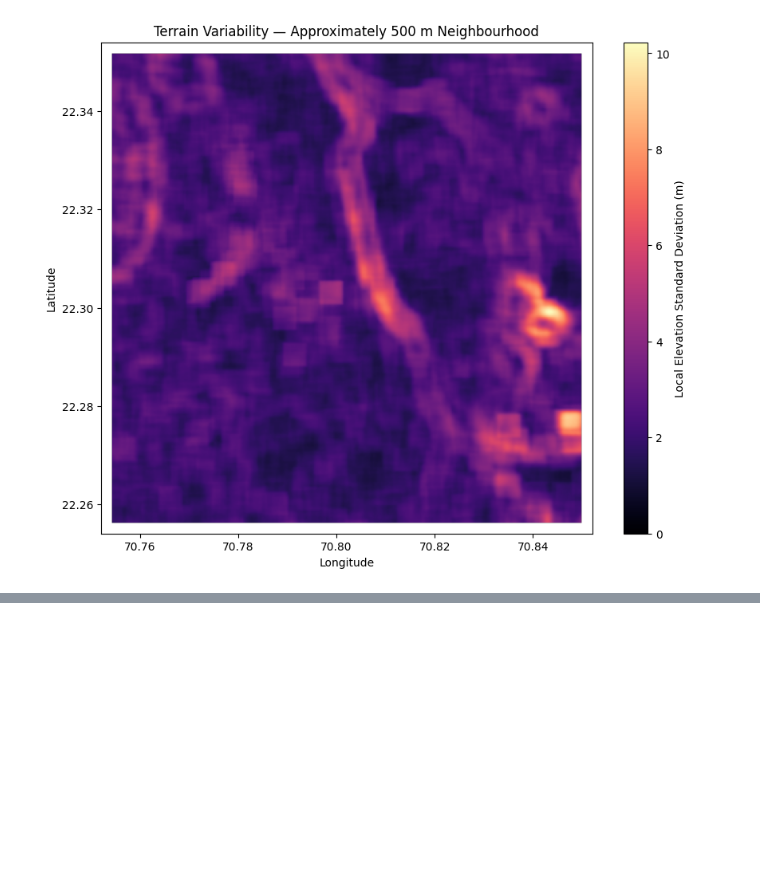
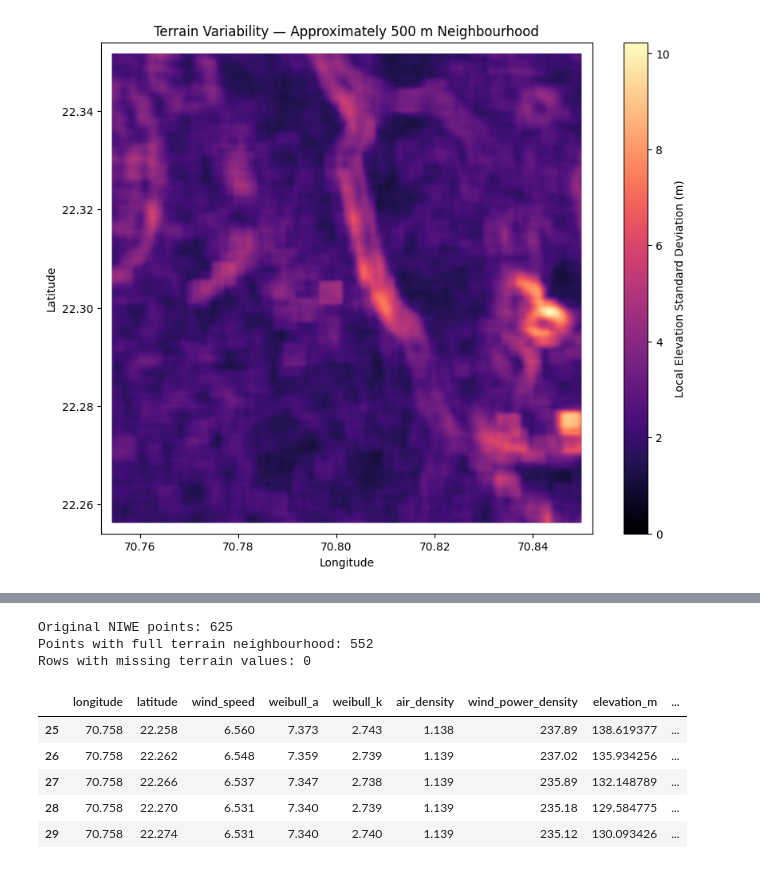
Before and after one commit to nexus9601/Wind_Energy_ML, a Jupyter notebook: notebooks/03_terrain_feature_integration.ipynb, the cells around one changed output, grey strips where cells are left out. Cells and saved outputs as stored; diff of their text form; code cells hidden in the pictures; blank space fills up the shorter version.

```diff
--- a/notebooks/03_terrain_feature_integration.ipynb
+++ b/notebooks/03_terrain_feature_integration.ipynb
@@ -10,7 +10,7 @@ import matplotlib.pyplot as plt
 
 from pathlib import Path
 # %%
-DATA_DIR = Path("data")
+DATA_DIR = Path("N:\\Projects\\Wind_Energy_ML\\data")
 SRTM_DIR = DATA_DIR / "srtm"
 TERRAIN_DIR = DATA_DIR / "terrain"
 
@@ -318,7 +335,7 @@ from pathlib import Path
 import pandas as pd
 import rasterio
 
-NIWE_FILE = Path("N:\\Projects\\Wind_Energy_ML\\data\\raw\\150m_Map_Data_A_to_G.csv")
+NIWE_FILE = Path("data/raw/150m_Map_Data_A_to_G.csv")
 CHUNK_SIZE = 100_000
 
 rename_map = {
@@ -384,0 +475,67 @@ FileNotFoundError: NIWE CSV not found: data/raw/150m_Map_Data_A_to_G.csv. Update
+# %%
+
+# ============================================
+# STEP 2.6 — EXTRACT TERRAIN AT NIWE LOCATIONS
+# ============================================
+
+from rasterio.transform import rowcol
+
+# Convert geographic coordinates to raster indices
+rows, cols = rowcol(
+    transform,
+    niwe_local["longitude"].to_numpy(),
+    niwe_local["latitude"].to_numpy()
+)
+
+rows = np.asarray(rows)
+cols = np.asarray(cols)
+
+# Keep only points with enough raster area around them
+# to calculate a complete 17 x 17 neighbourhood.
+inside_full_window = (
+    (rows >= half_window)
+    & (rows < dem_values.shape[0] - half_window)
+    & (cols >= half_window)
+    & (cols < dem_values.shape[1] - half_window)
+)
+
+terrain_test = niwe_local.loc[
+    inside_full_window
+].copy()
+
+valid_rows = rows[inside_full_window]
+valid_cols = cols[inside_full_window]
+
+# Add local terrain features
+terrain_test["elevation_m"] = elevation_mean_500m[
+    valid_rows, valid_cols
+]
+
+terrain_test["slope_deg"] = slope_mean_500m[
+    valid_rows, valid_cols
+]
+
+terrain_test["elevation_std_500m"] = elevation_std_500m[
+    valid_rows, valid_cols
+]
+
+print("Original NIWE points:", len(niwe_local))
+print("Points with full terrain neighbourhood:", len(terrain_test))
+print(
+    "Rows with missing terrain values:",
+    terrain_test[
+        ["elevation_m", "slope_deg", "elevation_std_500m"]
+    ].isna().any(axis=1).sum()
+)
+
+display(terrain_test.head())
+# %% [output]
+Original NIWE points: 625
+Points with full terrain neighbourhood: 552
+Rows with missing terrain values: 0
+|  | longitude | latitude | wind_speed | weibull_a | weibull_k | air_density | wind_power_density | elevation_m | ... |
+| 25 | 70.758 | 22.258 | 6.560 | 7.373 | 2.743 | 1.138 | 237.89 | 138.619377 | ... |
+| 26 | 70.758 | 22.262 | 6.548 | 7.359 | 2.739 | 1.139 | 237.02 | 135.934256 | ... |
+| 27 | 70.758 | 22.266 | 6.537 | 7.347 | 2.738 | 1.139 | 235.89 | 132.148789 | ... |
+| 28 | 70.758 | 22.270 | 6.531 | 7.340 | 2.739 | 1.139 | 235.18 | 129.584775 | ... |
+| 29 | 70.758 | 22.274 | 6.531 | 7.340 | 2.740 | 1.139 | 235.12 | 130.093426 | ... |
```
Also changed, not shown: parts of 9 cells of this notebook, 1 other file.
